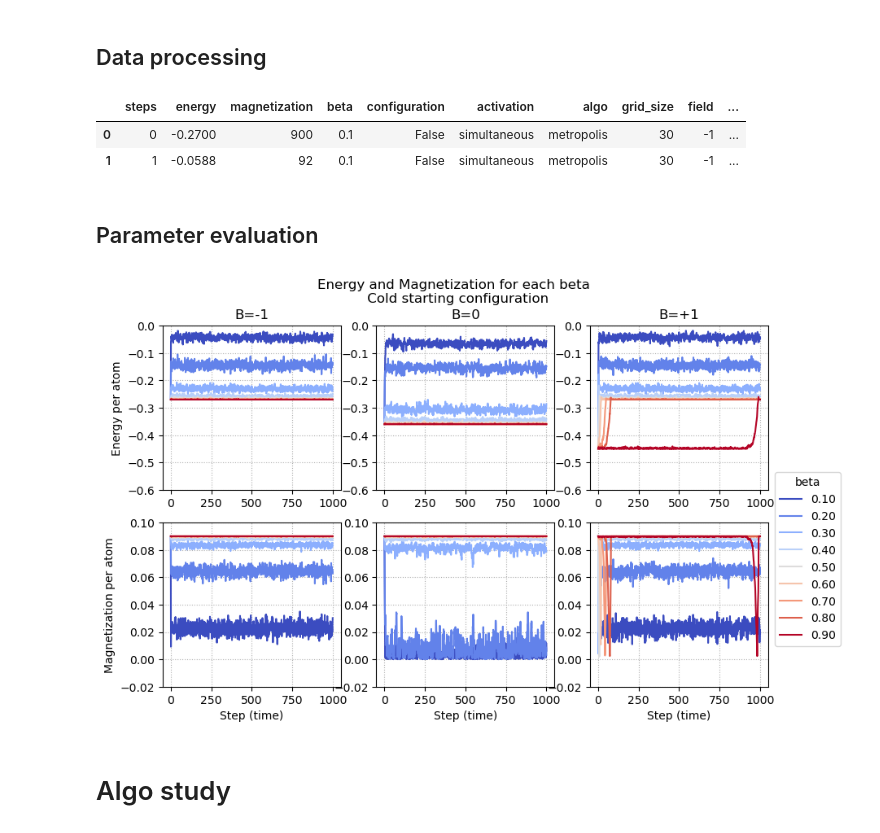
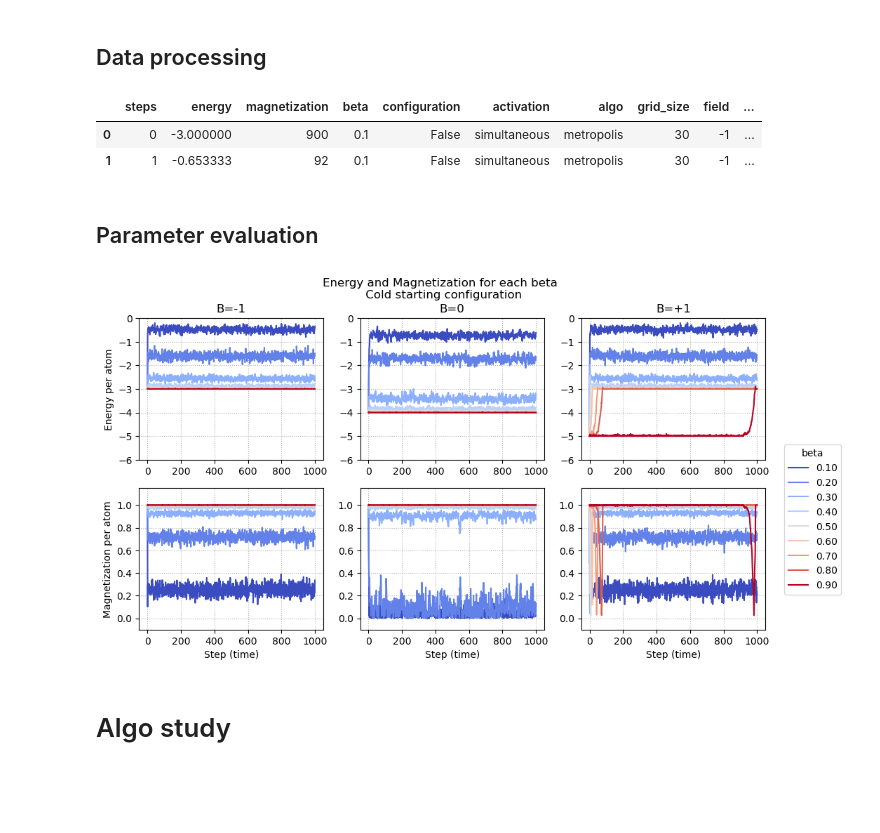
Before and after one commit to lbitsiko/ising-agent, a Jupyter notebook: parameter_evaluation.ipynb, the cells around one changed output. Cells and saved outputs as stored; diff of their text form; code cells hidden in the pictures; blank space fills up the shorter version.

```diff
--- a/parameter_evaluation.ipynb
+++ b/parameter_evaluation.ipynb
@@ -17,13 +17,13 @@ df.head(2)
 ## Data processing
 # %%
 df["magnetization_abs"] = np.abs(df["magnetization"])
-df["magnetization_abs"] = df["magnetization_abs"]/(100*100) # magnetization per atom
-df["energy"] = df["energy"]/(100*100) # energy per atom
+df["magnetization_abs"] = df["magnetization_abs"]/(30*30) # magnetization per atom
+df["energy"] = df["energy"]/(30*30) # energy per atom
 df.head(2)
 # %% [output]
 |  | steps | energy | magnetization | beta | configuration | activation | algo | grid_size | field | ... |
-| 0 | 0 | -0.2700 | 900 | 0.1 | False | simultaneous | metropolis | 30 | -1 | ... |
-| 1 | 1 | -0.0588 | 92 | 0.1 | False | simultaneous | metropolis | 30 | -1 | ... |
+| 0 | 0 | -3.000000 | 900 | 0.1 | False | simultaneous | metropolis | 30 | -1 | ... |
+| 1 | 1 | -0.653333 | 92 | 0.1 | False | simultaneous | metropolis | 30 | -1 | ... |
 # %% [markdown]
 ## Parameter evaluation
 # %%
@@ -33,7 +33,7 @@ normalize = plt.Normalize(min(betas), max(betas))
 colormap = plt.cm.coolwarm
 colors = colormap(normalize(betas))
 # %%
-fig, axs = plt.subplots(nrows=2, ncols=3, figsize=(1.5*6.4, 1.2*4.8))
+fig, axs = plt.subplots(nrows=2, ncols=3, figsize=(1.8*6.4, 1.2*4.8))
 
 for beta, color in zip(betas, colors): # one line per temperature
     df_plot = df[df["beta"] == beta]
@@ -63,36 +63,36 @@ fig.suptitle("Energy and Magnetization for each beta \n Cold starting configurat
 
 handles, labels = axs[0][1].get_legend_handles_labels()
 fig.legend(handles, labels, loc='upper right', bbox_to_anchor=(1.0, 0.58), title="beta")
 
 
 axs[0][0].set_ylabel("Energy per atom")
 axs[1][0].set_ylabel("Magnetization per atom")
 
 axs[1][0].set_xlabel("Step (time)")
 axs[1][1].set_xlabel("Step (time)")
 axs[1][2].set_xlabel("Step (time)")
 
 axs[0][0].grid(ls=':')
 axs[0][1].grid(ls=':')
 axs[0][2].grid(ls=':')
 
 axs[1][0].grid(ls=':')
 axs[1][1].grid(ls=':')
 axs[1][2].grid(ls=':')
 
 axs[0][0].set_title(f"B=-1")
 axs[0][1].set_title(f"B=0")
 axs[0][2].set_title(f"B=+1")
 
 for ax in axs[0]:
-    ax.set_ylim(-0.6, 0.0)
+    ax.set_ylim(-6, 0.0)
 
 for ax in axs[1]:
-    ax.set_ylim(-0.02, 0.1)
+    ax.set_ylim(-0.1, 1.15)
 
 plt.show()
 # %% [output]
-[figure, old version]
+[figure, new version]
 # %% [markdown]
 # Algo study
 # %% [markdown]
```
Also changed, not shown: parts of 7 cells of this notebook, 8 other files.
